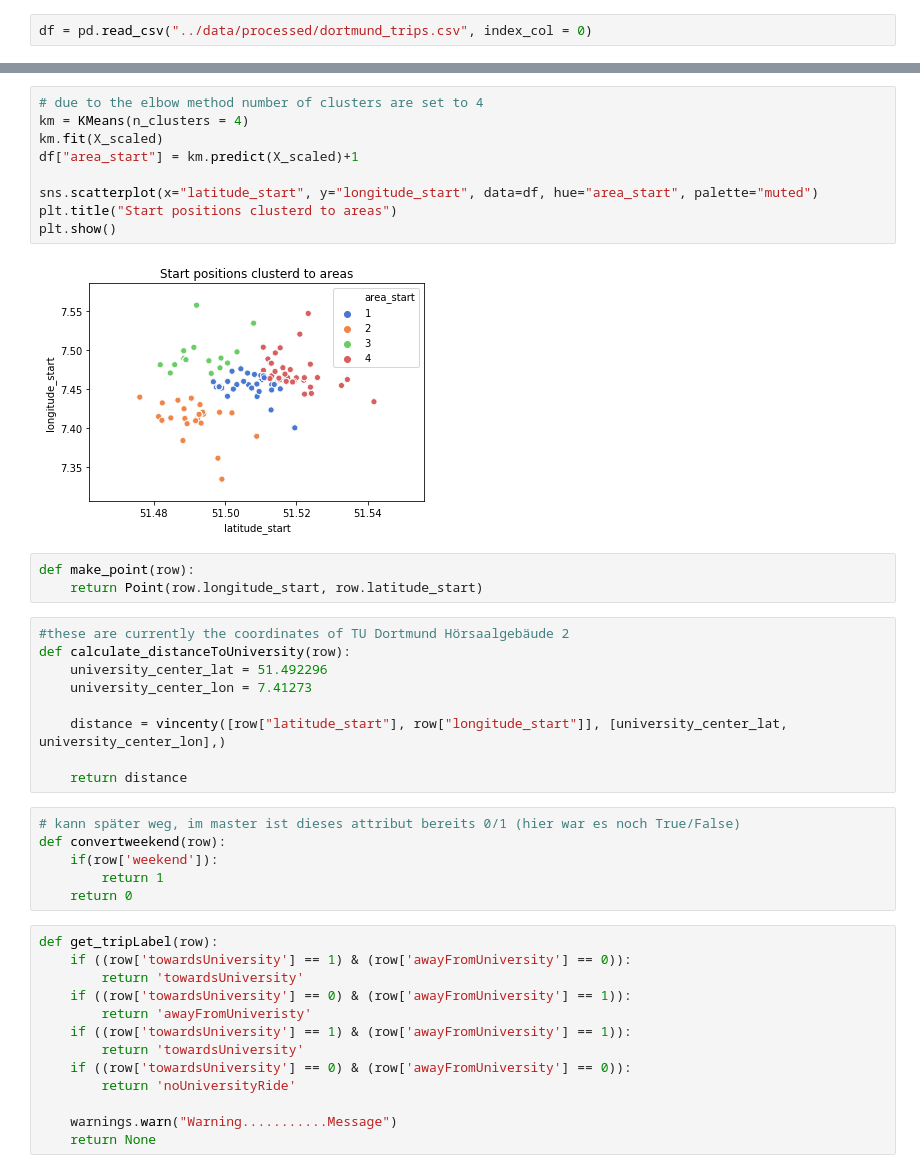
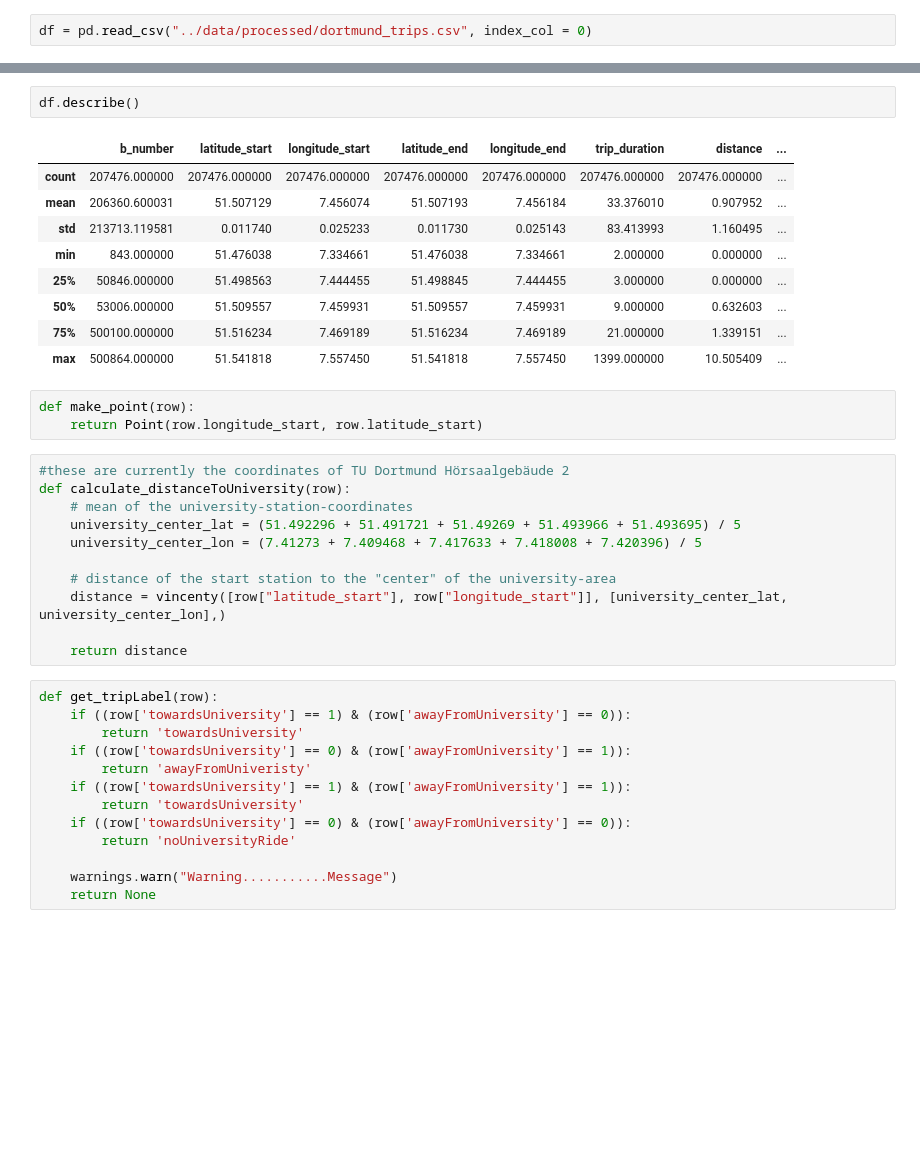
Before and after one commit to ey96/DataScienceBikesharing, a Jupyter notebook: notebooks/Task 3 - Prediction UniversityTrips With Outliers.ipynb, the cells around one changed output, grey strips where cells are left out. Drawn from its saved outputs; the diff is of its cells as text; blank space fills up the shorter version.

Commit message:
prediction with updatet dataset

```diff
--- a/notebooks/Task 3 - Prediction With UniversityTrips Outliers.ipynb
+++ b/notebooks/Task 3 - Prediction UniversityTrips With Outliers.ipynb
@@ -72,32 +52,29 @@ plt.show()
-# %%
-# due to the elbow method number of clusters are set to 4
-km = KMeans(n_clusters = 4)
-km.fit(X_scaled)
-df["area_start"] = km.predict(X_scaled)+1
-
-sns.scatterplot(x="latitude_start", y="longitude_start", data=df, hue="area_start", palette="muted")
-plt.title("Start positions clusterd to areas")
-plt.show()
-# %% [output]
-[figure, removed]
+# %%
+df.describe()
+# %% [output]
+|  | b_number | latitude_start | longitude_start | latitude_end | longitude_end | trip_duration | distance | ... |
+| count | 207476.000000 | 207476.000000 | 207476.000000 | 207476.000000 | 207476.000000 | 207476.000000 | 207476.000000 | ... |
+| mean | 206360.600031 | 51.507129 | 7.456074 | 51.507193 | 7.456184 | 33.376010 | 0.907952 | ... |
+| std | 213713.119581 | 0.011740 | 0.025233 | 0.011730 | 0.025143 | 83.413993 | 1.160495 | ... |
+| min | 843.000000 | 51.476038 | 7.334661 | 51.476038 | 7.334661 | 2.000000 | 0.000000 | ... |
+| 25% | 50846.000000 | 51.498563 | 7.444455 | 51.498845 | 7.444455 | 3.000000 | 0.000000 | ... |
+| 50% | 53006.000000 | 51.509557 | 7.459931 | 51.509557 | 7.459931 | 9.000000 | 0.632603 | ... |
+| 75% | 500100.000000 | 51.516234 | 7.469189 | 51.516234 | 7.469189 | 21.000000 | 1.339151 | ... |
+| max | 500864.000000 | 51.541818 | 7.557450 | 51.541818 | 7.557450 | 1399.000000 | 10.505409 | ... |
 # %%
 def make_point(row):
     return Point(row.longitude_start, row.latitude_start)
 # %%
 #these are currently the coordinates of TU Dortmund Hörsaalgebäude 2
 def calculate_distanceToUniversity(row):
-    university_center_lat = 51.492296
-    university_center_lon = 7.41273
+    # mean of the university-station-coordinates
+    university_center_lat = (51.492296 + 51.491721 + 51.49269 + 51.493966 + 51.493695) / 5
+    university_center_lon = (7.41273 + 7.409468 + 7.417633 + 7.418008 + 7.420396) / 5
 
+    # distance of the start station to the "center" of the university-area
     distance = vincenty([row["latitude_start"], row["longitude_start"]], [university_center_lat, university_center_lon],)
 
     return distance
-# %%
-# kann später weg, im master ist dieses attribut bereits 0/1 (hier war es noch True/False)
-def convertweekend(row):
-    if(row['weekend']):
-        return 1
-    return 0
 # %%
 def get_tripLabel(row):
     if ((row['towardsUniversity'] == 1) & (row['awayFromUniversity'] == 0)):
```
Also changed, not shown: parts of 5 cells of this notebook, 1 other file.
